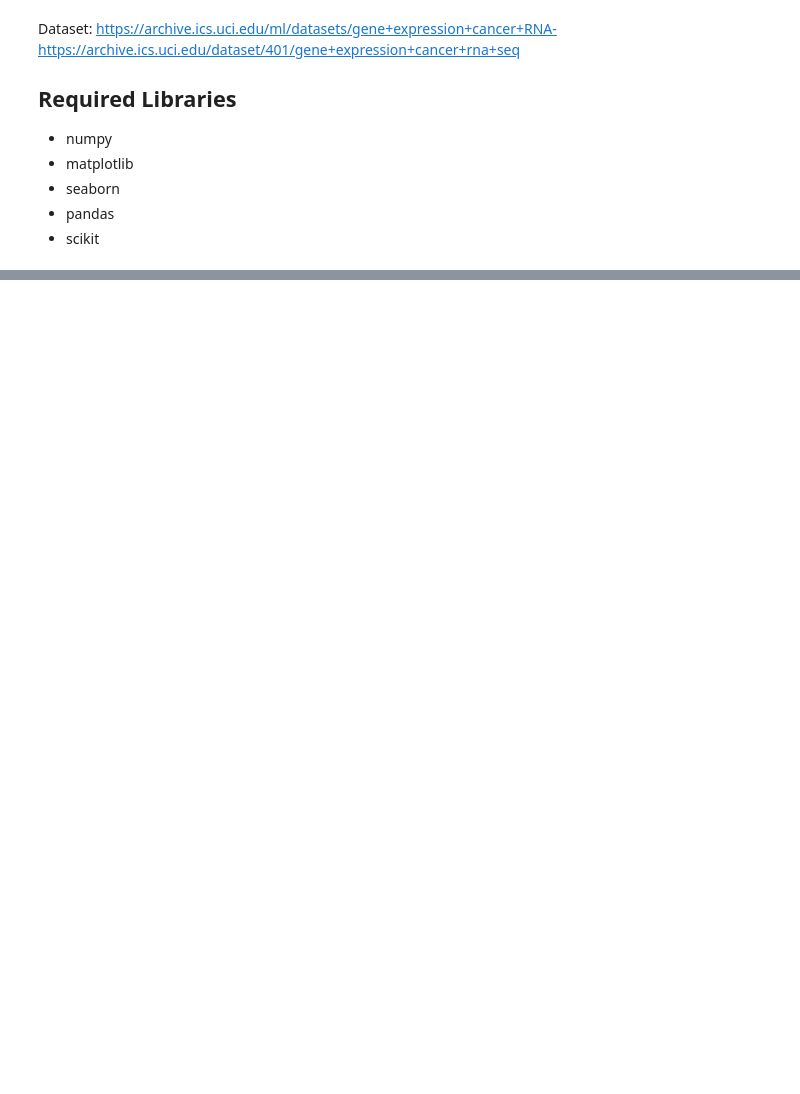
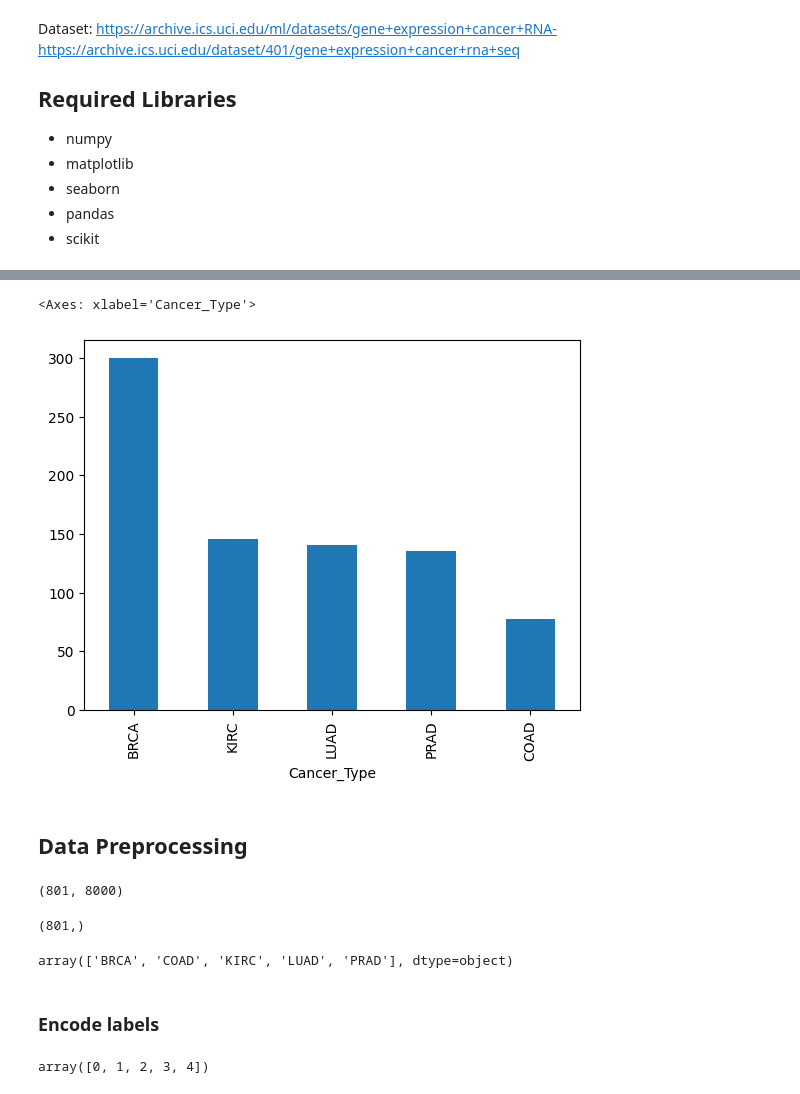
Before and after one commit to ElenaKhramtsova/CancerPredRNA_ml, a Jupyter notebook: Cancer_prediction_ml.ipynb, the cells around one changed output, grey strips where cells are left out. Saved outputs shown, nothing was run; the diff lists cells and outputs as text; code cells hidden in the pictures; blank space fills up the shorter version.

```diff
--- a/Cancer_prediction_ml.ipynb
+++ b/Cancer_prediction_ml.ipynb
@@ -41,0 +44,4 @@ from sklearn.metrics import roc_auc_score
+# %%
+# Get data from a github vappiah@ repository
+file_url='https://github.com/vappiah/Machine-Learning-Tutorials/raw/main/datasets/cancer_gene_expression.zip'
+df=pd.read_csv(file_url)
@@ -41,0 +127,7 @@ from sklearn.metrics import roc_auc_score
+# %%
+df['Cancer_Type'].value_counts().plot.bar()
+# %% [output]
+<Axes: xlabel='Cancer_Type'>
+[figure, added]
+# %% [markdown]
+## Data Preprocessing
@@ -41,0 +139,14 @@ from sklearn.metrics import roc_auc_score
+# %%
+X.shape
+# %% [output]
+(801, 8000)
+# %%
+y.shape
+# %% [output]
+(801,)
+# %%
+labels
+# %% [output]
+array(['BRCA', 'COAD', 'KIRC', 'LUAD', 'PRAD'], dtype=object)
+# %% [markdown]
+### Encode labels
@@ -41,0 +159,4 @@ from sklearn.metrics import roc_auc_score
+# %%
+classes
+# %% [output]
+array([0, 1, 2, 3, 4])
```
Also changed, not shown: parts of 30 cells of this notebook.
